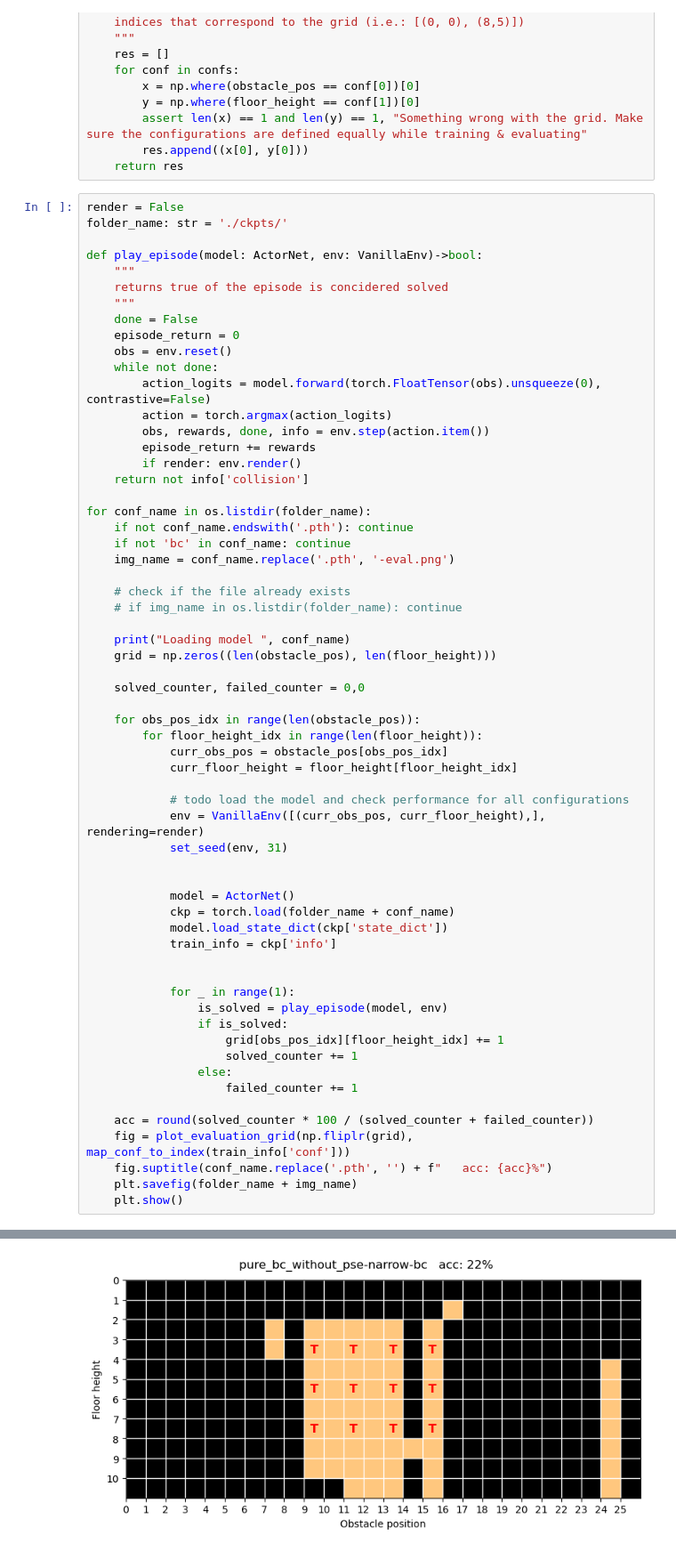
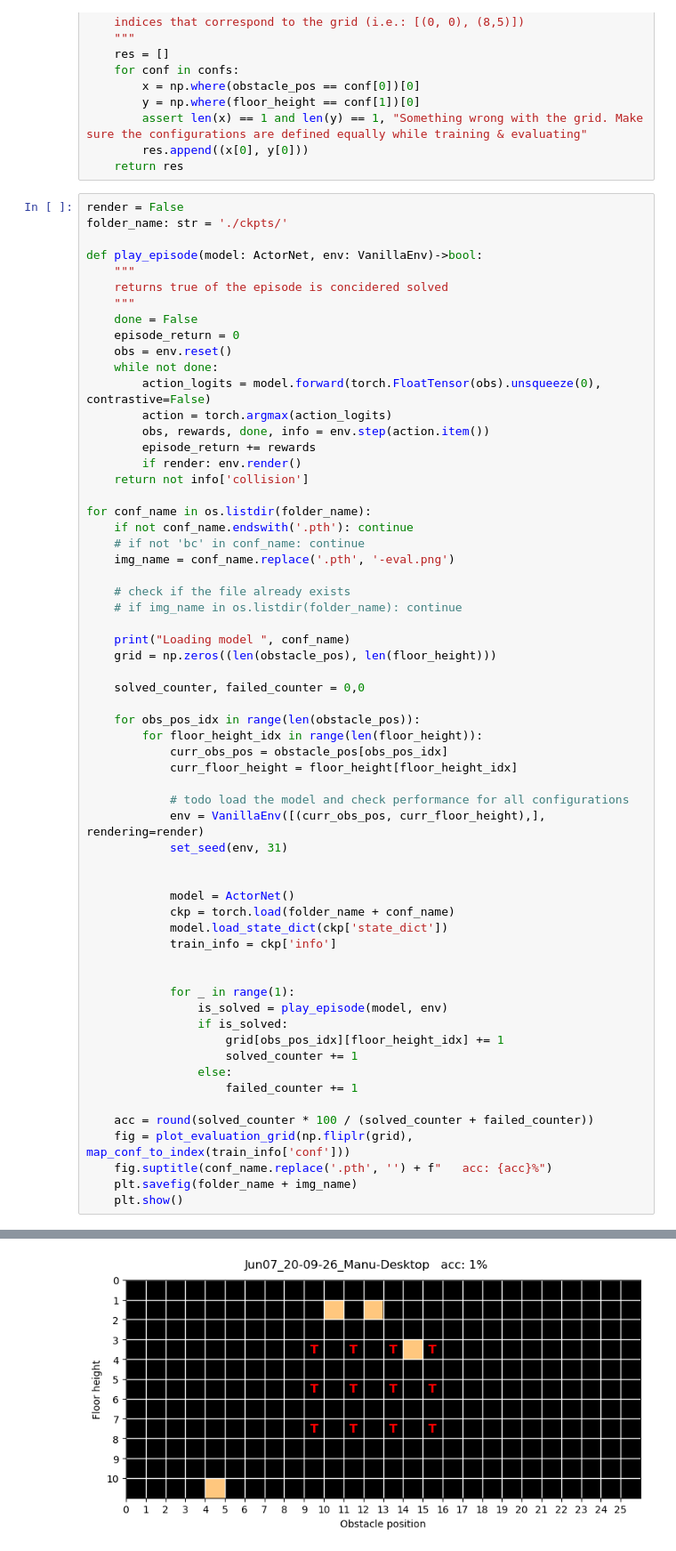
Before and after one commit to manusimidt/jku_master_thesis, a Jupyter notebook: visualize_configuration.ipynb, the cells around one changed output, grey strips where cells are left out. Shown at 89% size. Drawn from its saved outputs; the diff is of its cells as text.

```diff
--- a/visualize_configuration.ipynb
+++ b/visualize_configuration.ipynb
@@ -95,7 +95,7 @@ def play_episode(model: ActorNet, env: VanillaEnv)->bool:
 
 for conf_name in os.listdir(folder_name):
     if not conf_name.endswith('.pth'): continue
-    if not 'bc' in conf_name: continue
+    # if not 'bc' in conf_name: continue
     img_name = conf_name.replace('.pth', '-eval.png')
 
     # check if the file already exists
@@ -140 +140 @@ Loading model  pure_bc_without_pse-narrow-bc.pth
-[figure, old version]
+[figure, new version]
```
Also changed, not shown: parts of 1 cell of this notebook, 9 other files.
